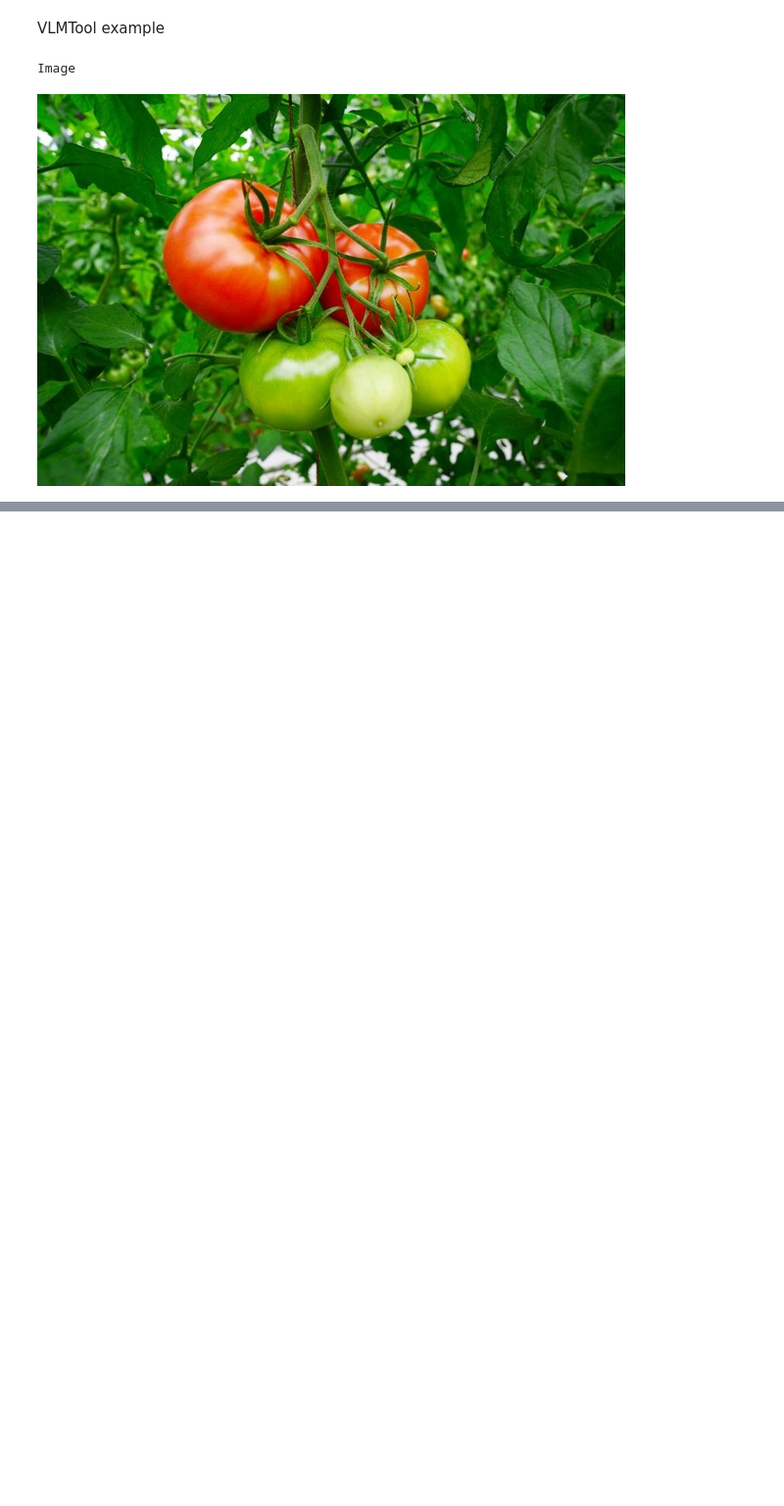
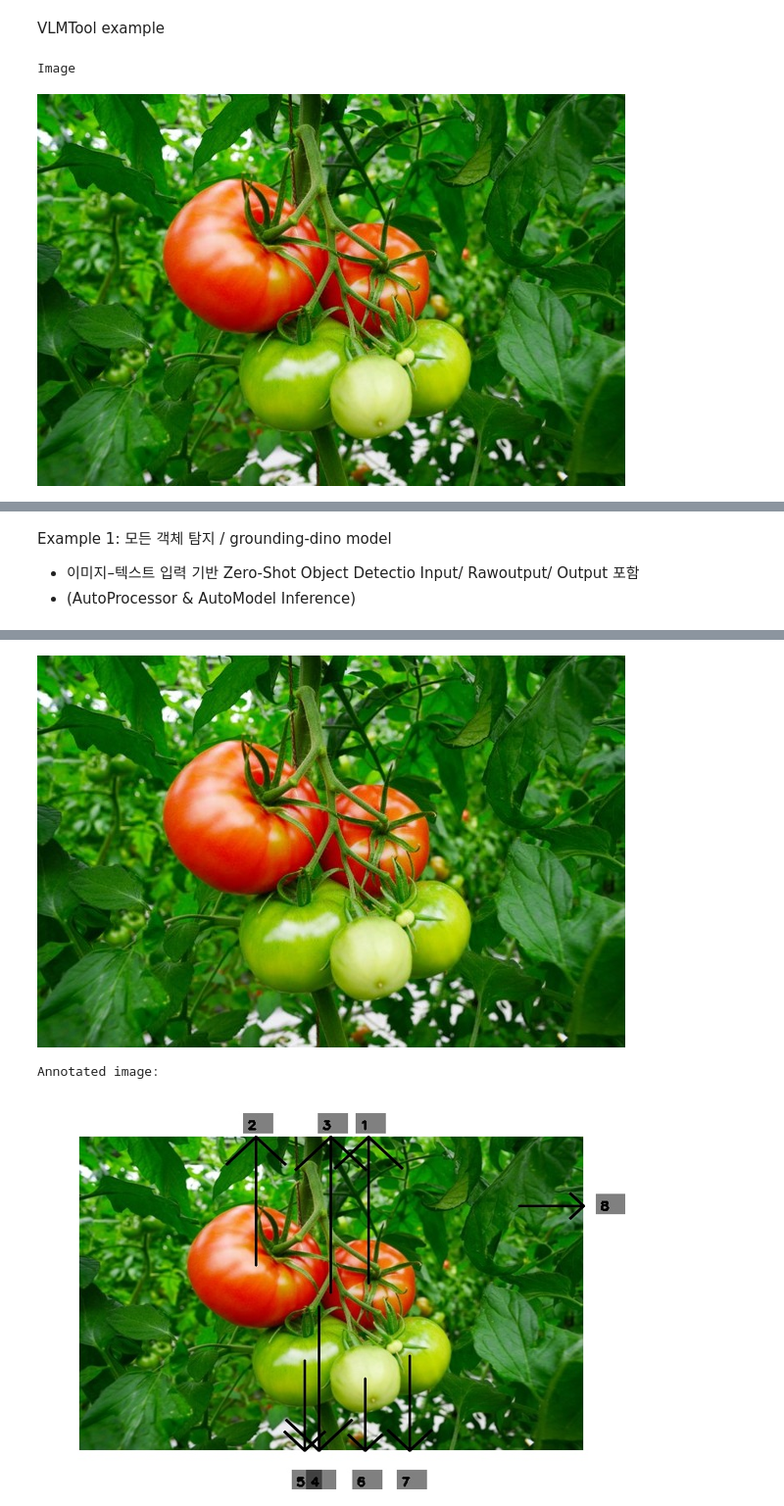
Before and after one commit to hjjjgoh/agentic-object-detection, a Jupyter notebook: notebook/scratch.ipynb, the cells around one changed output, grey strips where cells are left out. Shown at 98% size. Saved outputs shown, nothing was run; the diff lists cells and outputs as text; code cells hidden in the pictures; blank space fills up the shorter version.

Commit message:
notebook modification

```diff
--- a/notebook/scratch.ipynb
+++ b/notebook/scratch.ipynb
@@ -198,7 +281,7 @@ VLMTool.model_response = model_response
 # 2. extract objects from request: 탐지 객체 목록 문자열 리스트로 추출
 def extract_objects_from_request(self, image_path, user_text, model="gpt-4.1"):
     try:
-        base64_image = encode_image(image_path)
+        base64_image = encode_image_to_base64(image_path)
         if not base64_image:
             return None
 
@@ -307,12 +407,12 @@ Detected Object2:  ['red', 'green', 'light green']
 # %%
 class ObjectDetectionTool:
-    def __init__(self, model_id, device, vlm_tool, threshold=0.2, concept_detection_model="gpt-4.1", initial_critique_model="gpt-4o", final_critique_model="gpt-4.1"):
+    def __init__(self, model_id, device, vlm_tool, confidence_threshold=0.2, concept_detection_model="gpt-4.1", initial_critique_model="gpt-4o", final_critique_model="gpt-4.1"):
         self.model_id = model_id # owlvit or groungding dino
         self.processor = AutoProcessor.from_pretrained(model_id) # 모델 전처리, 후처리 - 입력 포맷
         self.model = AutoModelForZeroShotObjectDetection.from_pretrained(model_id).to(device) # 제로샷 추론 모델
         self.device = device
         self.vlm_tool = vlm_tool
-        self.threshold = threshold
+        self.confidence_threshold = confidence_threshold
         self.initial_critique_model = initial_critique_model
         self.final_critique_model = final_critique_model
 
@@ -380,24 +523,54 @@ def _run_detector(self, image_path, query_list):
 ObjectDetectionTool._run_detector = _run_detector
+# %% [markdown]
+Example 1: 모든 객체 탐지 / grounding-dino model
+
+* 이미지–텍스트 입력 기반 Zero-Shot Object Detectio Input/ Rawoutput/ Output 포함
+* (AutoProcessor & AutoModel Inference)
 # %%
-"""AutoProcessor & AutoModelForZeroShotObjectDetection 이미지 텍스트쿼리 처리 input, output"""
+# === 모든 객체 탐지 / detection model: grounding-dino ===
 
-# 예시 더미 VLM 도구
-class DummyVLMTool:
-    def chat_completion(self, messages, model, **kwargs):
-        return "dummy"
+# VLM Tool 초기화
+load_dotenv()
+api_key = os.getenv("OPENAI_API_KEY")
+vlm_tool = VLMTool(api_key=api_key)
 
-# 모델 ID 지정
-model_id = MODEL_TYPES["owlvit"]  # 또는 MODEL_TYPES["grounding_dino"]
-
-# 인스턴스 생성 시 필수 인자 3개 전달
-dummy_vlm = DummyVLMTool()
+# ObjectDetectionTool 초기화
 detector = ObjectDetectionTool(
-    model_id=model_id,
-    device="cpu",
-    vlm_tool=dummy_vlm
+    model_id=MODEL_ID,  # grounding-dino
+    device=DEVICE,
+    vlm_tool=vlm_tool,
+    confidence_threshold=CONFIDENCE_THRESHOLD,  # 0.2
+    concept_detection_model="gpt-4.1",
+    initial_critique_model="gpt-4o",
+    final_critique_model="gpt-4.1"
 )
 
-# _run_detector 호출
-image_path = "/Users/gohhyeonjin/Desktop/agentic-object-detection-main/notebook/input/img_0.jpg"
-query_list = ["tomato", "leaf", "stem"]
-outputs = detector._run_detector(image_path, query_list)
+# === 테스트 입력 ===
+# 이미지 및 사용자 요청
+image_path = input_img_path
+user_request = "Find all the visible objects in the greenhouse image."
+
+# === VLM으로 객체 후보 추출 ===
+query_list = vlm_tool.extract_objects_from_request(image_path, user_request)
+print("VLM 추출 결과:", query_list)
+
+# === Detection ===
+detected_objects, labeled_image_path = detector._run_detector(image_path, query_list)
+print(f"Number of detected object: {len(detected_objects)}")
+print(f"Labeled image: {labeled_image_path}")
+print(f"Final detections:")
+for num, label, bbox in detected_objects:
+    x1, y1, x2, y2 = bbox
+    print(f"  [{num}] label: {label}, box: ({x1:.1f}, {y1:.1f}, {x2:.1f}, {y2:.1f})")
+
+# === Visualization ===
+# 원본 이미지
+print("Original image:")
+original_img = Image.open(image_path)
+display(original_img.resize((600, 400)))
+
+# 탐지 결과 이미지
+print("\nAnnotated image:")
+labeled_img = Image.open(labeled_image_path)
+display(labeled_img.resize((600, 400)))
+# %% [output]
@@ -403,0 +594,3 @@ outputs = detector._run_detector(image_path, query_list)
+[figure, added]
+Annotated image:
+[figure, added]
```
Also changed, not shown: parts of 42 cells of this notebook, 4 other files.
